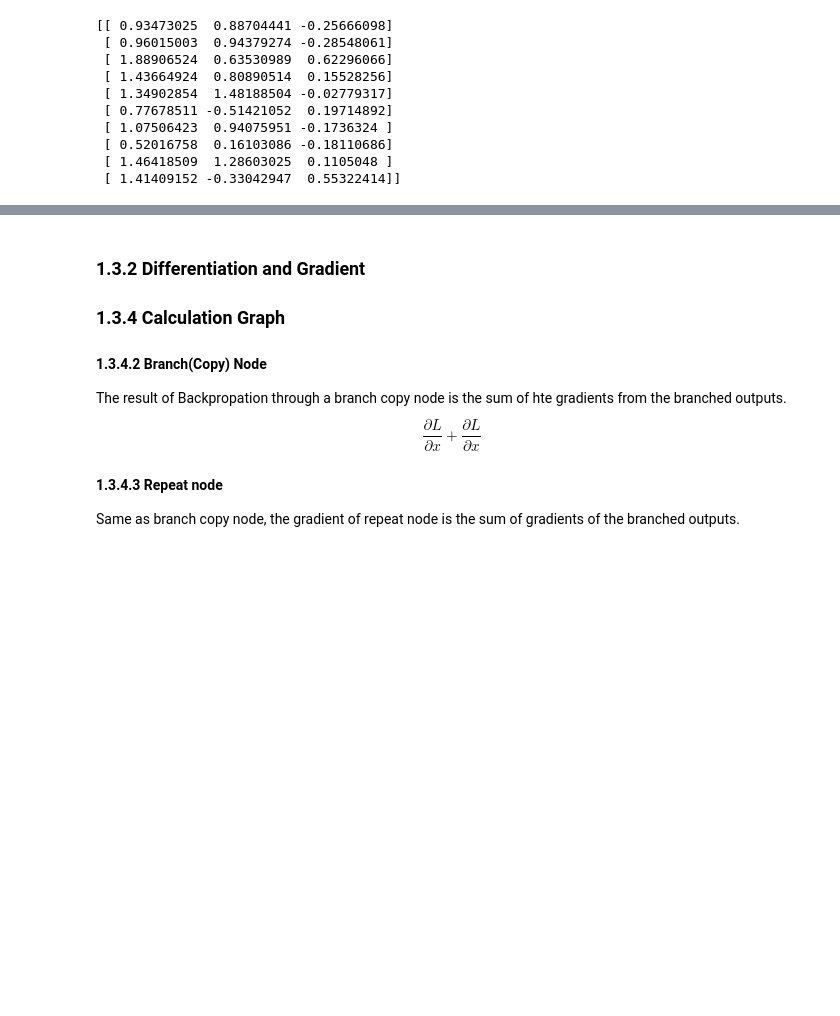
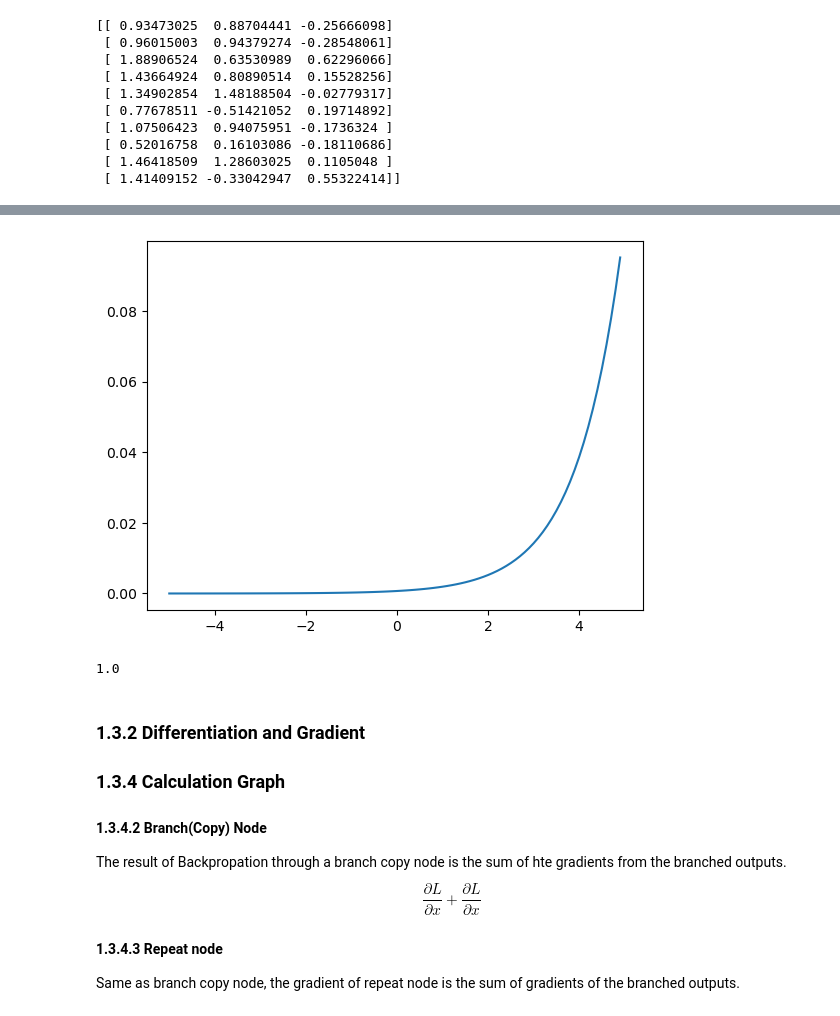
Before and after one commit to fumiaki05/dlfs2_nootbook, a Jupyter notebook: notebook/ch01.ipynb, the cells around one changed output, grey strips where cells are left out. Cells and saved outputs as stored; diff of their text form; code cells hidden in the pictures; blank space fills up the shorter version.

```diff
--- a/notebook/ch01.ipynb
+++ b/notebook/ch01.ipynb
@@ -146,6 +146,19 @@ class SoftmaxWithLoss:
         else:
             dx = self.y
         return dx
+# %%
+# plot softmax function result for the range from 0 to 1
+import numpy as np
+import matplotlib.pyplot as plt
+x = np.arange(-5, 5, 0.1)
+y = softmax(x)
+plt.plot(x, y)
+plt.show()
+
+print(np.sum(y))
+# %% [output]
+[figure, added]
+1.0
 # %% [markdown]
 ### 1.3.2 Differentiation and Gradient
 
```
Also changed, not shown: parts of 2 cells of this notebook, 1 other file.
